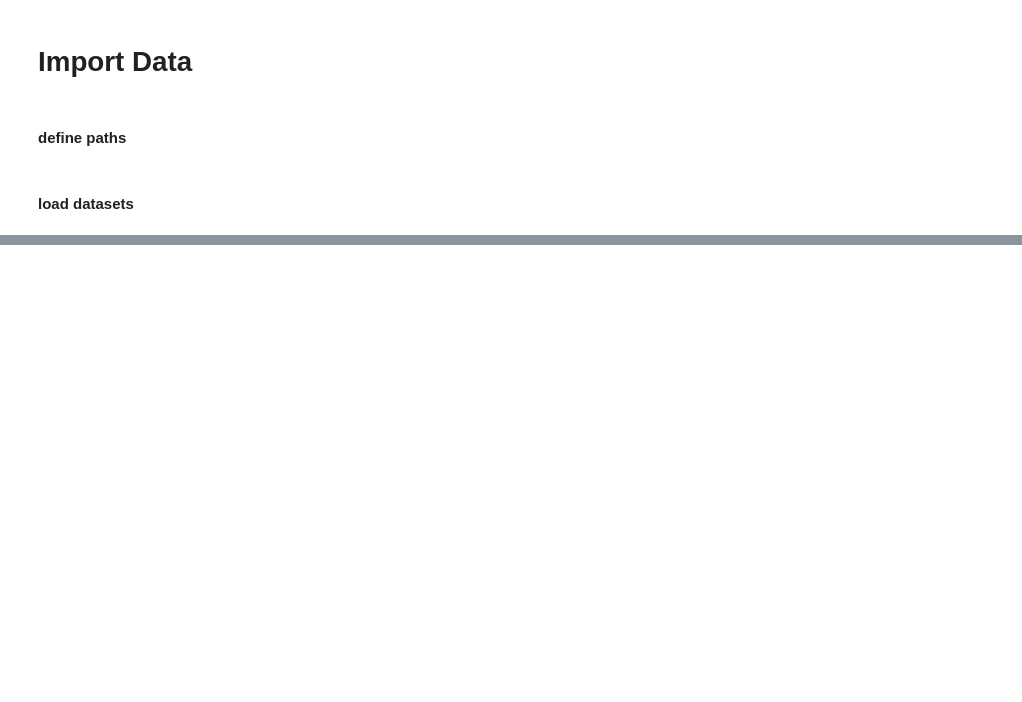
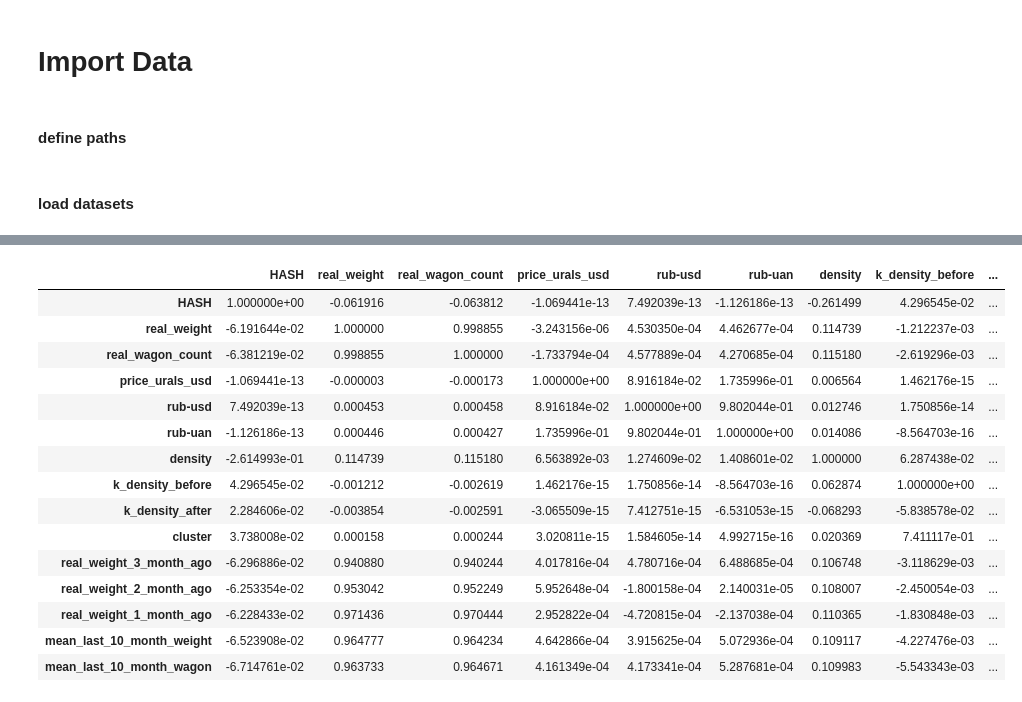
Before and after one commit to GishB/DataWagonHack, a Jupyter notebook: experiments/eda/CatBoost_pipe.ipynb, the cells around one changed output, grey strips where cells are left out. Cells and saved outputs as stored; diff of their text form; code cells hidden in the pictures; blank space fills up the shorter version.

```diff
--- a/experiments/eda/CatBoost_pipe.ipynb
+++ b/experiments/eda/CatBoost_pipe.ipynb
@@ -44,0 +84,33 @@ df = pd.merge(df_hash_data, df_additional_features, left_index=True, right_index
+# %%
+df_clusters['mean_last_10_month_weight'] = mem
+# %%
+dp = [0,0,0,0,0,0,0,0,0,0]
+mem = []
+for val in range(0, df_clusters.shape[0]):
+    dp.pop(0)
+    value = df_clusters['real_wagon_count'][val]
+    dp.append(value)
+    mem.append(np.mean(dp))
+# %%
+df_clusters['mean_last_10_month_wagon'] = mem
+# %%
+df_clusters = df_clusters[df_clusters.index.year != 2020]
+# %%
+df_clusters.corr()
+# %% [output]
+|  | HASH | real_weight | real_wagon_count | price_urals_usd | rub-usd | rub-uan | density | k_density_before | ... |
+| HASH | 1.000000e+00 | -0.061916 | -0.063812 | -1.069441e-13 | 7.492039e-13 | -1.126186e-13 | -0.261499 | 4.296545e-02 | ... |
+| real_weight | -6.191644e-02 | 1.000000 | 0.998855 | -3.243156e-06 | 4.530350e-04 | 4.462677e-04 | 0.114739 | -1.212237e-03 | ... |
+| real_wagon_count | -6.381219e-02 | 0.998855 | 1.000000 | -1.733794e-04 | 4.577889e-04 | 4.270685e-04 | 0.115180 | -2.619296e-03 | ... |
+| price_urals_usd | -1.069441e-13 | -0.000003 | -0.000173 | 1.000000e+00 | 8.916184e-02 | 1.735996e-01 | 0.006564 | 1.462176e-15 | ... |
+| rub-usd | 7.492039e-13 | 0.000453 | 0.000458 | 8.916184e-02 | 1.000000e+00 | 9.802044e-01 | 0.012746 | 1.750856e-14 | ... |
+| rub-uan | -1.126186e-13 | 0.000446 | 0.000427 | 1.735996e-01 | 9.802044e-01 | 1.000000e+00 | 0.014086 | -8.564703e-16 | ... |
+| density | -2.614993e-01 | 0.114739 | 0.115180 | 6.563892e-03 | 1.274609e-02 | 1.408601e-02 | 1.000000 | 6.287438e-02 | ... |
+| k_density_before | 4.296545e-02 | -0.001212 | -0.002619 | 1.462176e-15 | 1.750856e-14 | -8.564703e-16 | 0.062874 | 1.000000e+00 | ... |
+| k_density_after | 2.284606e-02 | -0.003854 | -0.002591 | -3.065509e-15 | 7.412751e-15 | -6.531053e-15 | -0.068293 | -5.838578e-02 | ... |
+| cluster | 3.738008e-02 | 0.000158 | 0.000244 | 3.020811e-15 | 1.584605e-14 | 4.992715e-16 | 0.020369 | 7.411117e-01 | ... |
+| real_weight_3_month_ago | -6.296886e-02 | 0.940880 | 0.940244 | 4.017816e-04 | 4.780716e-04 | 6.488685e-04 | 0.106748 | -3.118629e-03 | ... |
+| real_weight_2_month_ago | -6.253354e-02 | 0.953042 | 0.952249 | 5.952648e-04 | -1.800158e-04 | 2.140031e-05 | 0.108007 | -2.450054e-03 | ... |
+| real_weight_1_month_ago | -6.228433e-02 | 0.971436 | 0.970444 | 2.952822e-04 | -4.720815e-04 | -2.137038e-04 | 0.110365 | -1.830848e-03 | ... |
+| mean_last_10_month_weight | -6.523908e-02 | 0.964777 | 0.964234 | 4.642866e-04 | 3.915625e-04 | 5.072936e-04 | 0.109117 | -4.227476e-03 | ... |
+| mean_last_10_month_wagon | -6.714761e-02 | 0.963733 | 0.964671 | 4.161349e-04 | 4.173341e-04 | 5.287681e-04 | 0.109983 | -5.543343e-03 | ... |
```
Also changed, not shown: parts of 27 cells of this notebook.
